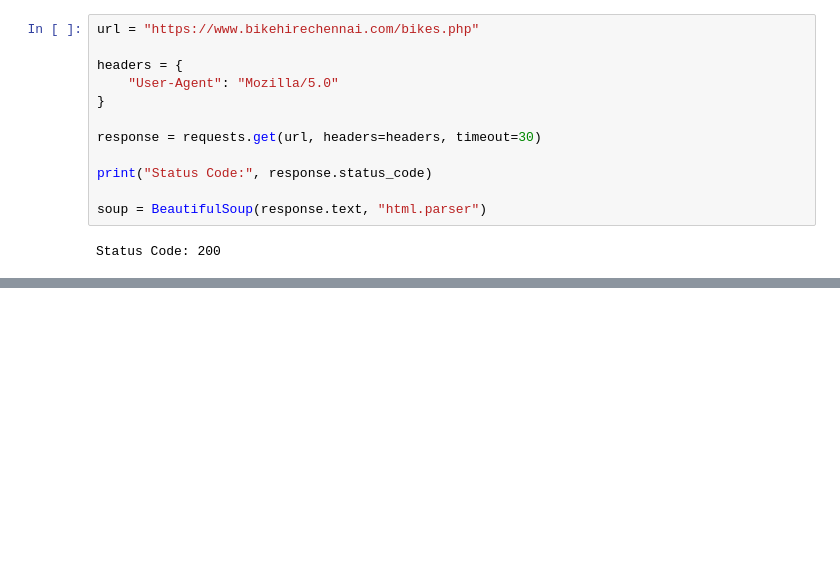
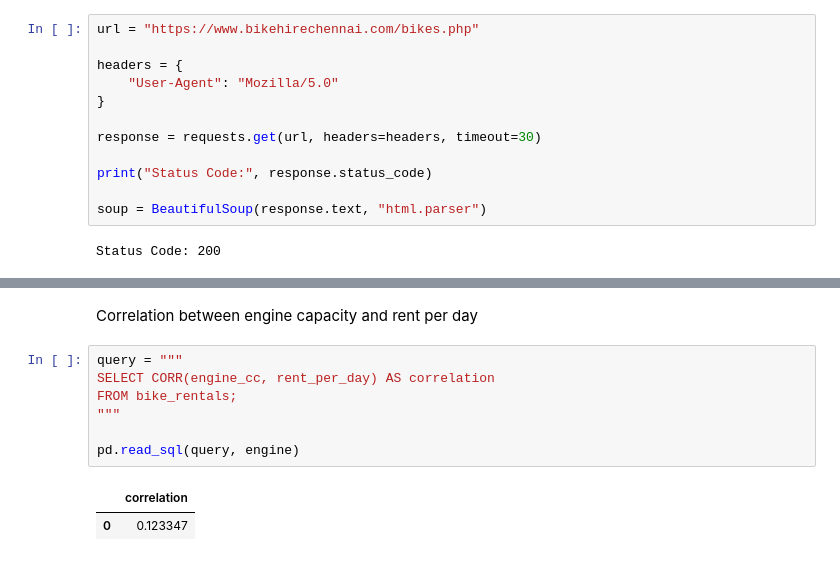
Before and after one commit to tejamuni326/250200340_Teja_Sec1_Week13, a Jupyter notebook: 2502003340_Teja_Sec1_Week13.ipynb, the cells around one changed output, grey strips where cells are left out. Cells and saved outputs as stored; diff of their text form; blank space fills up the shorter version.

```diff
--- a/2502003340_Teja_Sec1_Week13.ipynb
+++ b/2502003340_Teja_Sec1_Week13.ipynb
@@ -61,0 +178,12 @@ Dataset saved successfully!
+# %% [markdown]
+Correlation between engine capacity and rent per day
+# %%
+query = """
+SELECT CORR(engine_cc, rent_per_day) AS correlation
+FROM bike_rentals;
+"""
+
+pd.read_sql(query, engine)
+# %% [output]
+|  | correlation |
+| 0 | 0.123347 |
```
Also changed, not shown: parts of 13 cells of this notebook.
